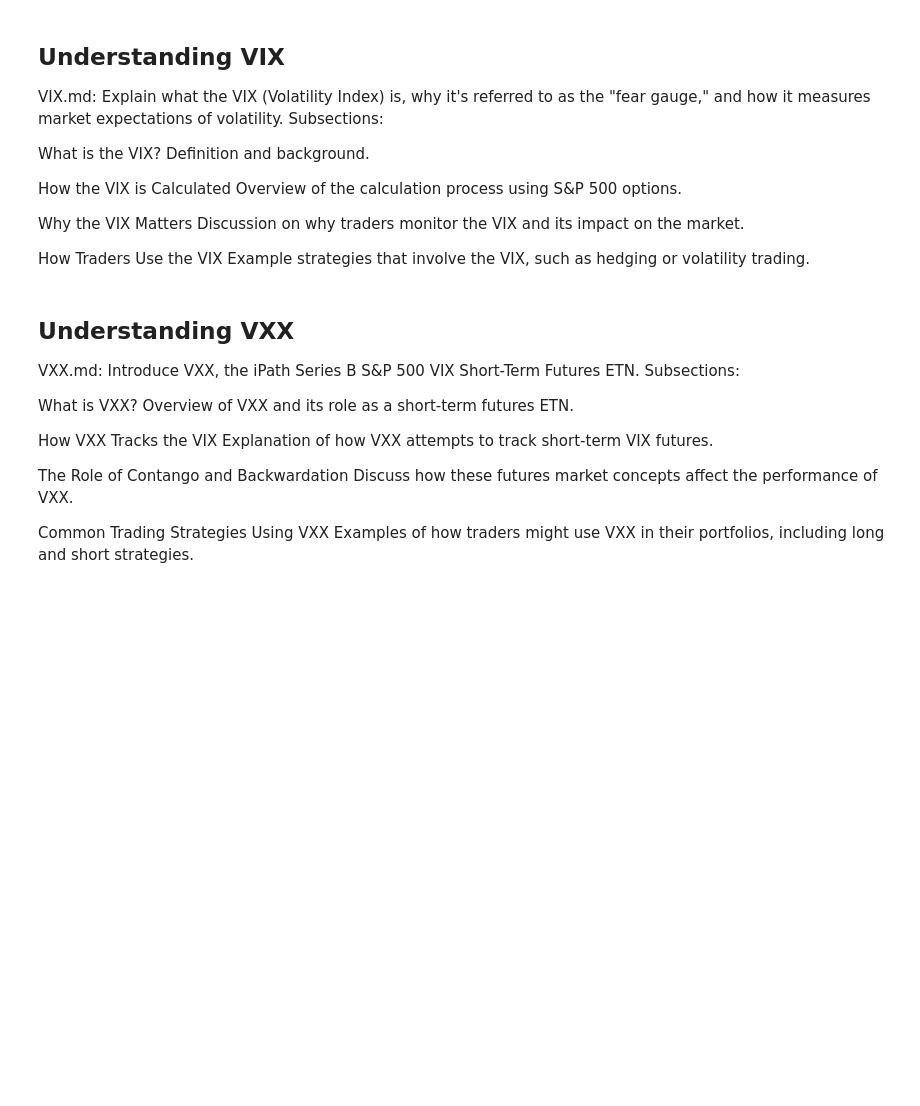
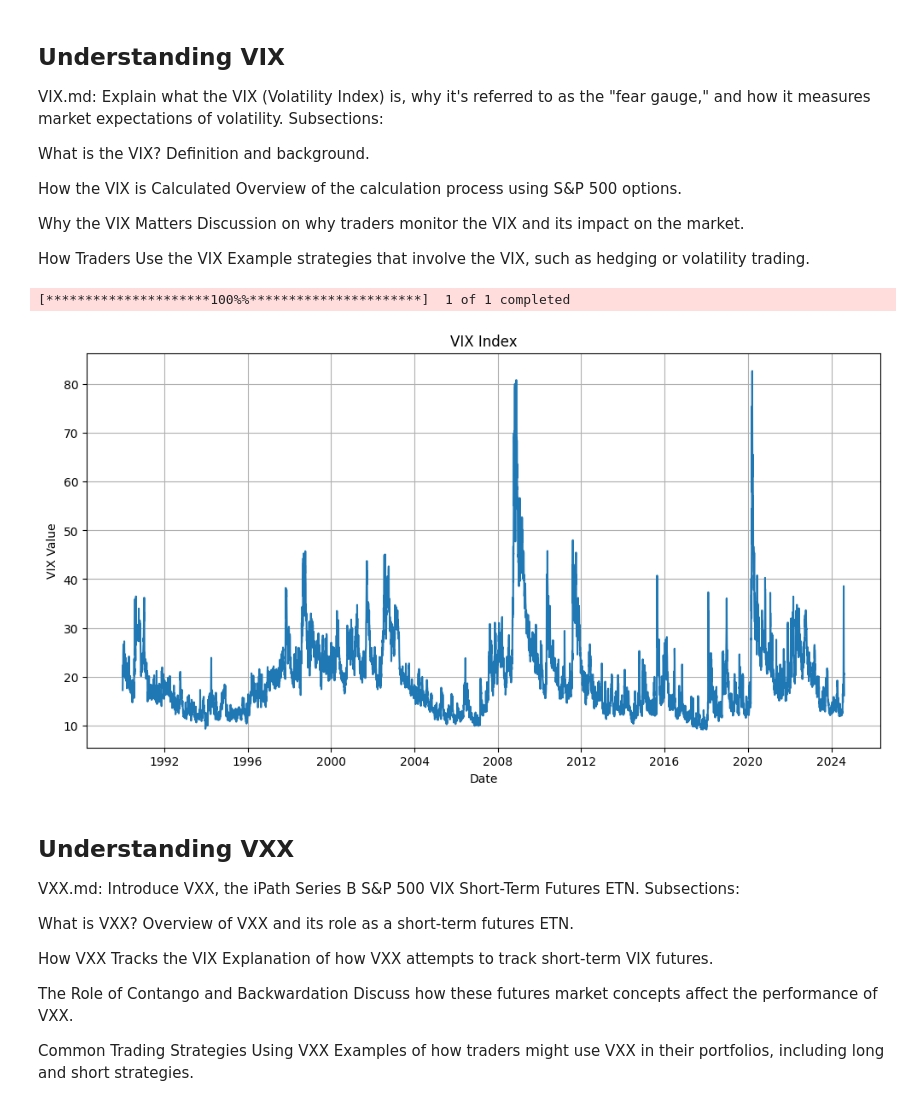
Before and after one commit to MohamadHabbal/UVXY-explained, a Jupyter notebook: Uvxy explained.ipynb, the cells around one changed output. Cells and saved outputs as stored; diff of their text form; code cells hidden in the pictures; blank space fills up the shorter version.

Commit message:
vix graph

```diff
--- a/Uvxy explained.ipynb
+++ b/Uvxy explained.ipynb
@@ -19,6 +19,24 @@ Discussion on why traders monitor the VIX and its impact on the market.
 
 How Traders Use the VIX
 Example strategies that involve the VIX, such as hedging or volatility trading.
+# %%
+import yfinance as yf
+import matplotlib.pyplot as plt
+
+# Fetch VIX data from yfinance
+vix = yf.download('^VIX', start='1990-01-01')
+
+# Plot the VIX data
+plt.figure(figsize=(12, 6))
+plt.plot(vix['Close'])
+plt.title('VIX Index')
+plt.xlabel('Date')
+plt.ylabel('VIX Value')
+plt.grid(True)
+plt.show()
+# %% [output]
+[*********************100%%**********************]  1 of 1 completed
+[figure, added]
 # %% [markdown]
 ## Understanding VXX
 VXX.md: Introduce VXX, the iPath Series B S&P 500 VIX Short-Term Futures ETN.
```
